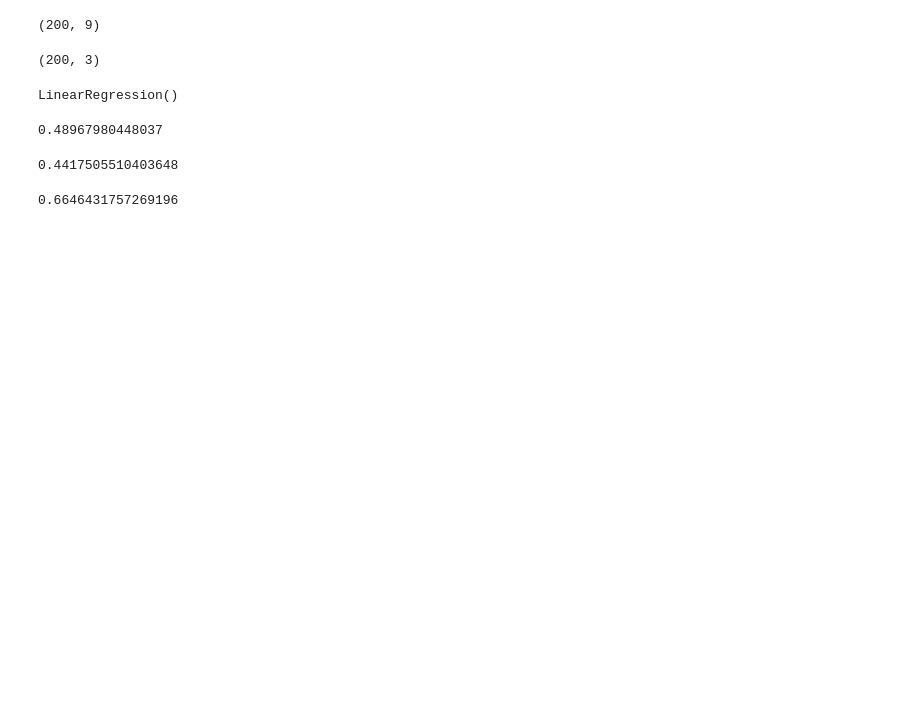
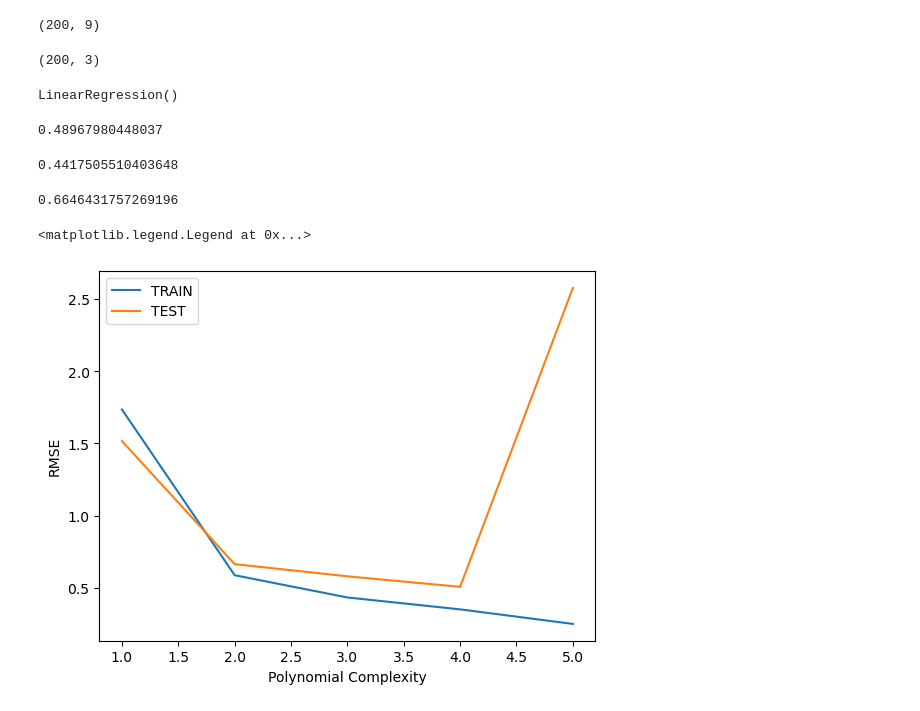
Before and after one commit to AkramOmio/Linear-Regression, a Jupyter notebook: Polynomial_Regression_with_SciKit-learn.ipynb, the cells around one changed output. Saved outputs shown, nothing was run; the diff lists cells and outputs as text; code cells hidden in the pictures; blank space fills up the shorter version.

Commit message:
Model added

```diff
--- a/Polynomial_Regression_with_SciKit-learn.ipynb
+++ b/Polynomial_Regression_with_SciKit-learn.ipynb
@@ -59,3 +59,28 @@ MSE
 RMSE
 # %% [output]
 0.6646431757269196
+# %%
+train_rmse_errors=[]
+test_rmse_errors=[]
+
+for d in range (1,10):
+    polynomial_converter=PolynomialFeatures(degree=d,include_bias=False)
+    poly_features=polynomial_converter.fit_transform(X)
+    X_train,X_test,y_train,y_test=train_test_split(poly_features,y,test_size=0.3,random_state=101)
+    model=LinearRegression(fit_intercept=True)
+    model.fit(X_train,y_train)
+    train_pred=model.predict(X_train)
+    test_pred=model.predict(X_test)
+    train_RMSE=np.sqrt(mean_squared_error(y_train,train_pred))
+    test_RMSE=np.sqrt(mean_squared_error(y_test,test_pred))
+    train_rmse_errors.append(train_RMSE)
+    test_rmse_errors.append(test_RMSE)
+# %%
+plt.plot(range(1,6),train_rmse_errors[:5],label="TRAIN")
+plt.plot(range(1,6),test_rmse_errors[:5],label="TEST")
+plt.xlabel("Polynomial Complexity")
+plt.ylabel('RMSE')
+plt.legend()
+# %% [output]
+<matplotlib.legend.Legend at 0x...>
+[figure, added]
```
Also changed, not shown: parts of 2 cells of this notebook.
